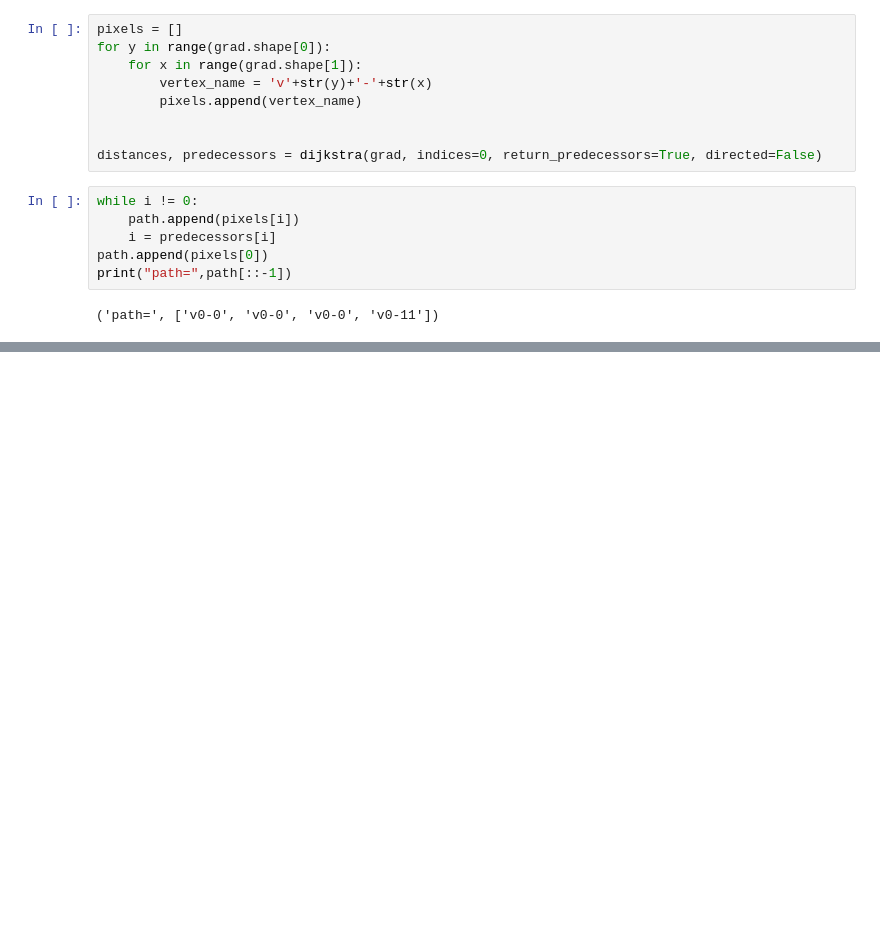
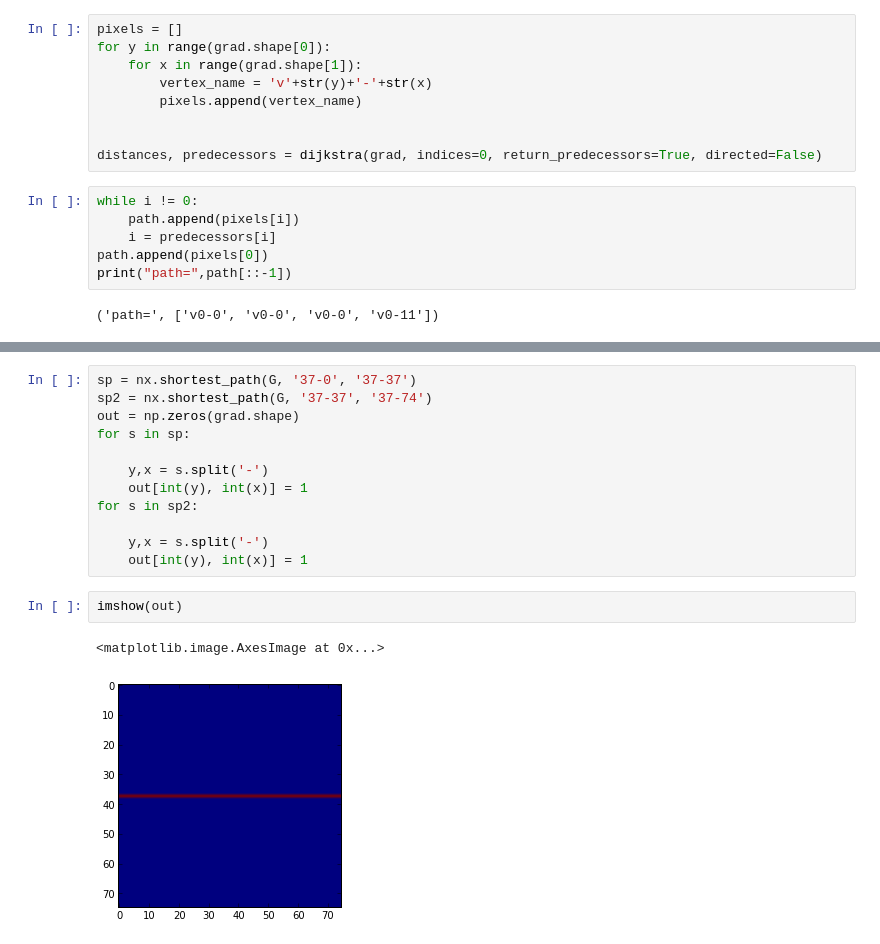
Before and after one commit to VCG/em-quality-metric, a Jupyter notebook: Code/create_merge_splits.ipynb, the cells around one changed output, grey strips where cells are left out. Cells and saved outputs as stored; diff of their text form; blank space fills up the shorter version.

```diff
--- a/Code/create_merge_splits.ipynb
+++ b/Code/create_merge_splits.ipynb
@@ -420,0 +463,17 @@ print("path=",path[::-1])
+# %%
+sp = nx.shortest_path(G, '37-0', '37-37')
+sp2 = nx.shortest_path(G, '37-37', '37-74')
+out = np.zeros(grad.shape)
+for s in sp:
+
+    y,x = s.split('-')
+    out[int(y), int(x)] = 1
+for s in sp2:
+
+    y,x = s.split('-')
+    out[int(y), int(x)] = 1
+# %%
+imshow(out)
+# %% [output]
+<matplotlib.image.AxesImage at 0x...>
+[figure, added]
```
Also changed, not shown: parts of 6 cells of this notebook, 35 other files.
